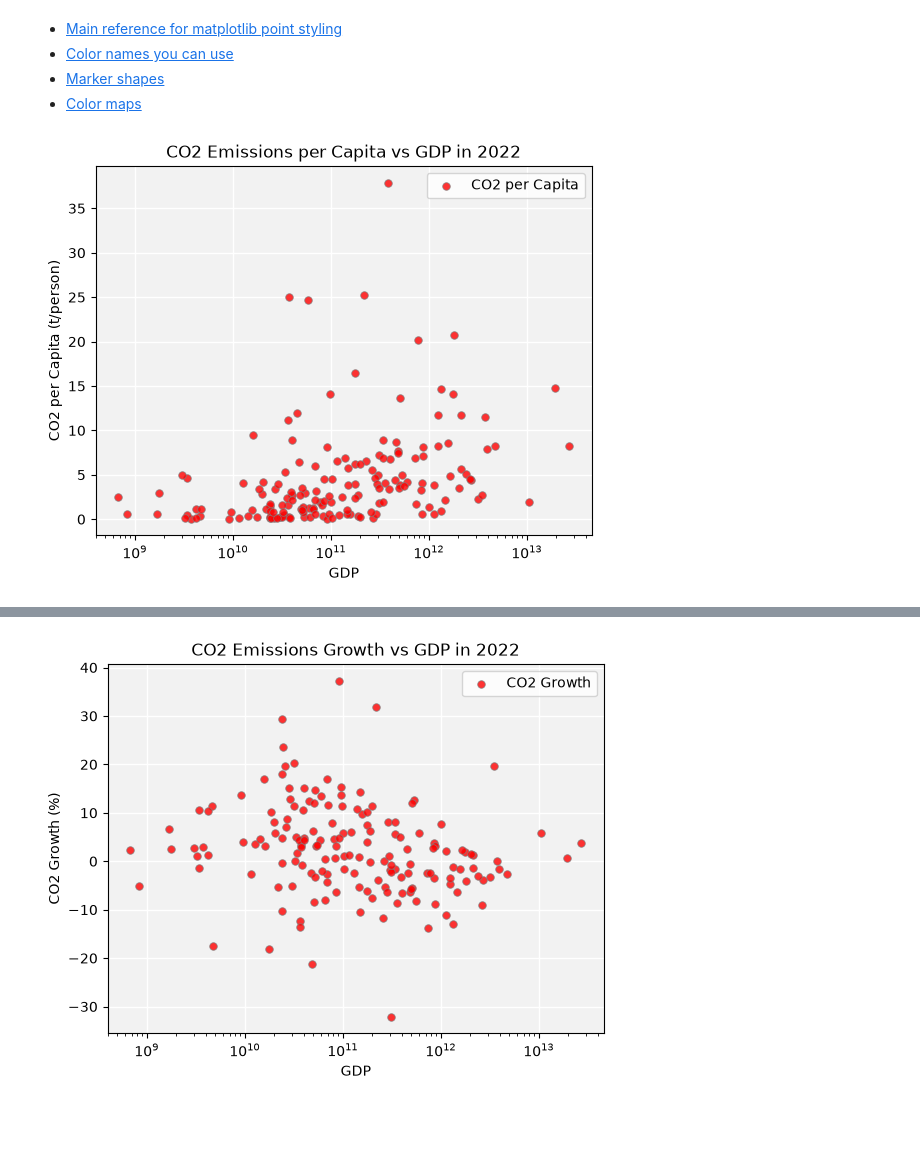
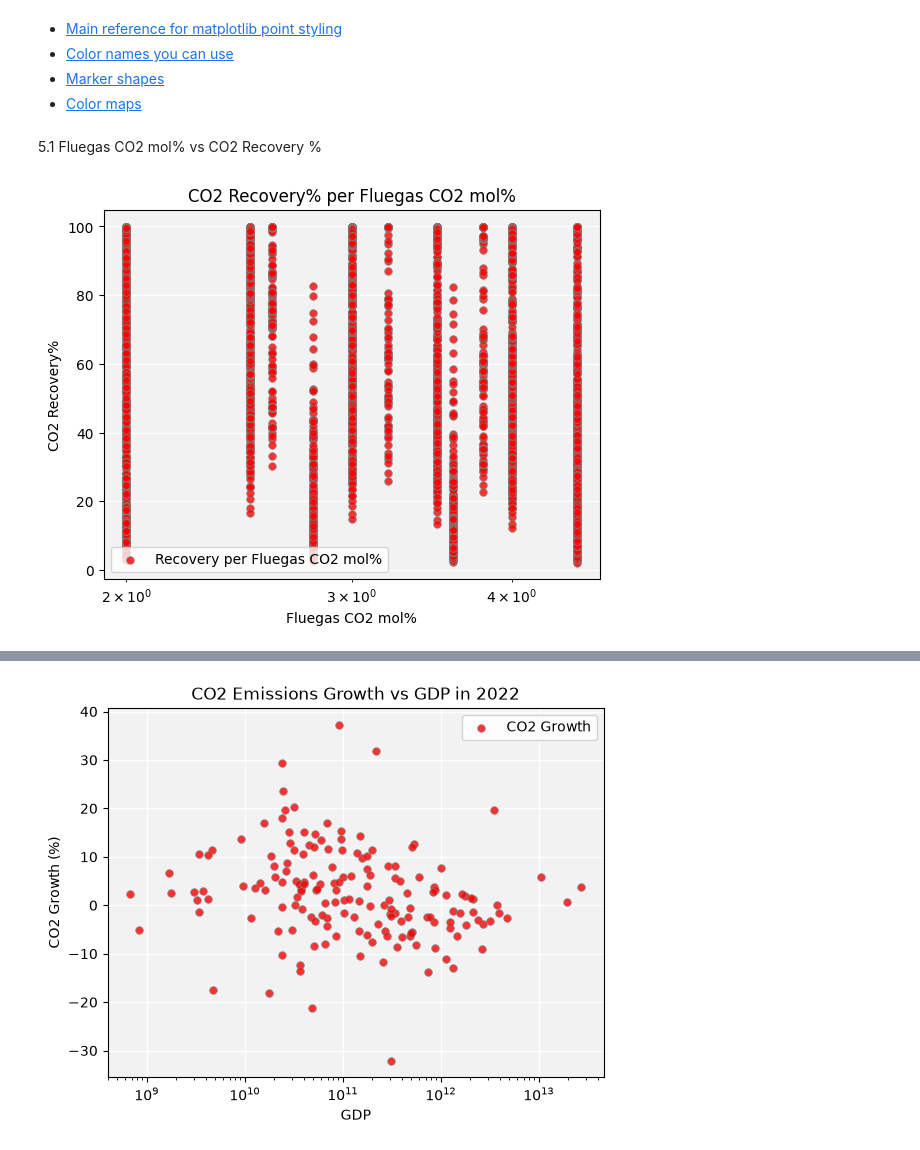
Before and after one commit to ialipon/ENCH680PRJ, a Jupyter notebook: PRJ_knn.ipynb, the cells around one changed output, grey strips where cells are left out. Saved outputs shown, nothing was run; the diff lists cells and outputs as text; code cells hidden in the pictures; blank space fills up the shorter version.

```diff
--- a/PRJ_knn.ipynb
+++ b/PRJ_knn.ipynb
@@ -245,30 +104,32 @@ df_co2_2022_labeled.head(10)
 - [Color names you can use](https://matplotlib.org/stable/gallery/color/named_colors.html)
 - [Marker shapes](https://matplotlib.org/stable/api/markers_api.html)
 - [Color maps](https://matplotlib.org/stable/users/explain/colors/colormaps.html)
+# %% [markdown]
+5.1 Fluegas CO2 mol% vs CO2 Recovery %
 # %%
-ax = df_co2_2022_labeled.plot.scatter(
-    x="gdp",
-    y="co2_per_capita",
-    title="CO2 Emissions per Capita vs GDP in 2022",
+ax = Rec_data.plot.scatter(
+    x="Fluegas CO2 mol%",
+    y="Recovery%",
+    title="CO2 Recovery% per Fluegas CO2 mol%",
+    grid=True,
     logx=True,
-    label="CO2 per Capita",
-    grid=True,
-    xlabel="GDP",
-    ylabel="CO2 per Capita (t/person)",
+    label="Recovery per Fluegas CO2 mol%",
+    xlabel="Fluegas CO2 mol%",
+    ylabel="CO2 Recovery%",
     marker="o",  # shape of the points
     c="red",  # color of the points
     s=30,  # size of the points
     edgecolor="grey",  # edge color of the points
     linewidth=0.6,  # edge line width of the points
     alpha=0.8,  # transparency of the points
 )
 
 ax.figure.set_facecolor("white")  # the whole figure (outside the axes)
 ax.set_facecolor("#f2f2f2")  # the plotting area (inside the axes)
 
 ax.grid(color="white", linewidth=1)
 ax.set_axisbelow(True)
 
 plt.show()
 # %% [output]
-[figure, old version]
+[figure, new version]
```
Also changed, not shown: parts of 25 cells of this notebook.
